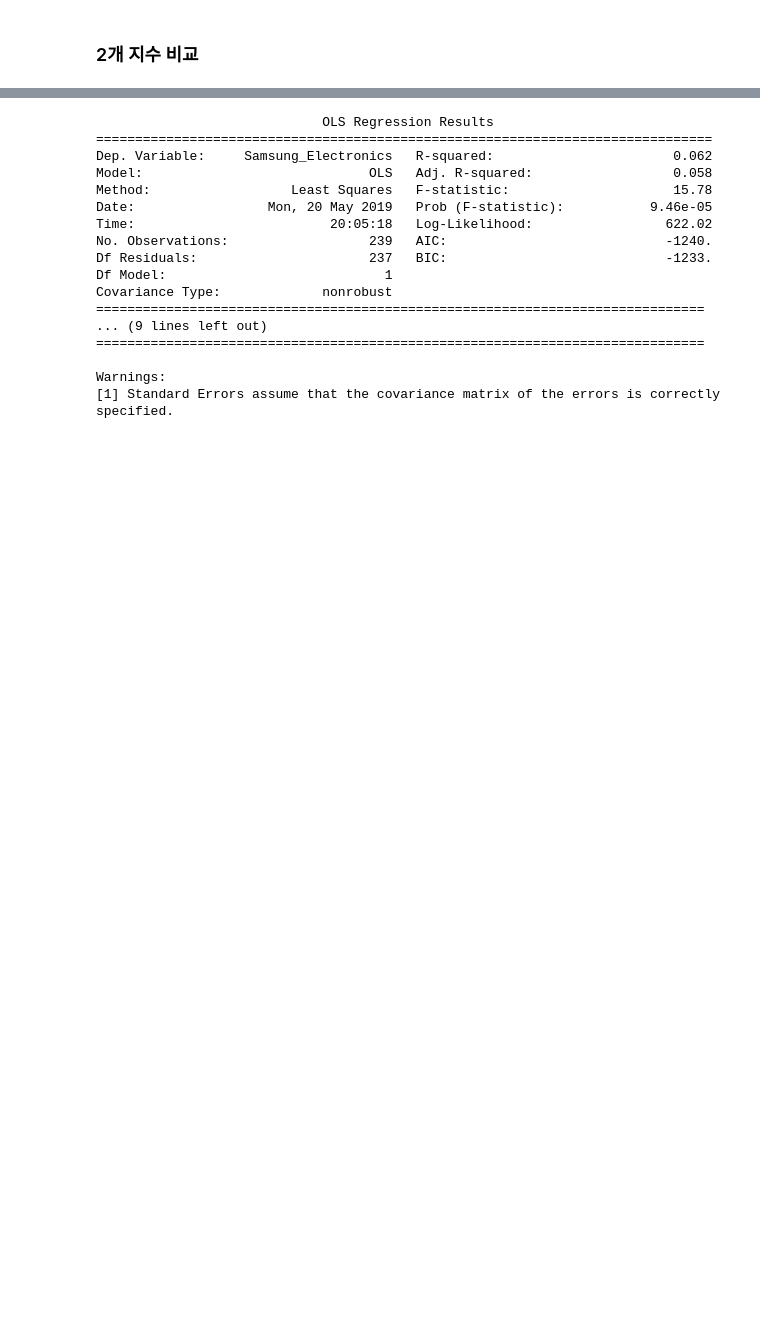
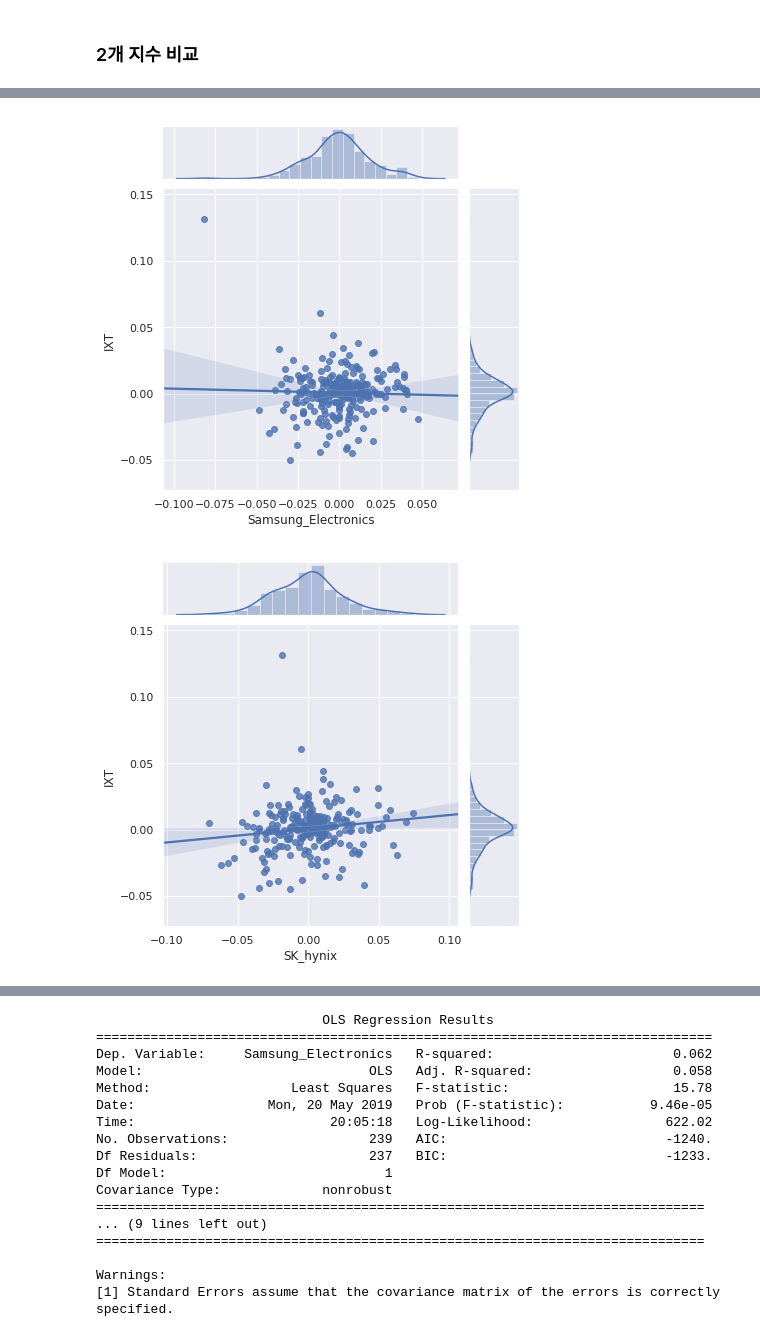
Before and after one commit to kooBH/FinanceServer, a Jupyter notebook: Doc.ipynb, the cells around one changed output, grey strips where cells are left out. Cells and saved outputs as stored; diff of their text form; code cells hidden in the pictures; blank space fills up the shorter version.

```diff
--- a/Doc.ipynb
+++ b/Doc.ipynb
@@ -1,8 +1,11 @@
 # %%
 import SymbolList as sl
-import analysis as an
+import Analyze as an
+import numpy as np
 import pandas as pd
 import datetime as dt
-import fix_yahoo_finance as yf
 from statsmodels.formula.api import ols
 import seaborn as sns;  sns.set()
+import matplotlib.pyplot as plt
+plt.rc('font', family="NanumGothic")
+# -*- coding: utf-8 -*-
@@ -62,21 +40,2 @@ list_df = [None] * len(df.index)
 # %% [markdown]
 TODO::이전에 받은 날짜에 이어서 붙이는거 추가하자.
-# %%
-for idx in range(0,len(df.index)):
-    list_df[idx] = df.index[idx]
-    print('Note::Processing  ' + list_df[idx])
-    today = dt.datetime.utcnow().strftime("%Y-%m-%d")
-    # 이미 최신 데이터
-    if(df.iloc[idx][2] == today):
-        print('  Pass::Alread up-to-date.')
-        continue
-    try:
-        # print(start + " ~ " + today)
-        temp_df = yf.download(df.iloc[idx][0], start = df.iloc[idx][1], end =  today)
-        df.iloc[idx][2] = today
-    except ValueError:
-        print('Value Error')
-    temp_df.to_csv(list_df[idx] + '.csv')
-# 심볼리스트 갱신
-df.to_csv('symbol_list.csv')
-print('Note::symbol_list.csv is updated.')
@@ -167,0 +102,14 @@ sns.jointplot(target_1, target_2, data = ret_index, kind='reg')
+# %%
+ten_korean = [
+    'Samsung_Electronics',
+    'SK_hynix',
+    'LG_Electronics',
+    '삼성SDI',
+    '엔씨소프트',
+    '카카오',
+    '삼성전기',
+    'LG디스플레이',
+    '삼성SDS',
+    '네이버'
+          ]
+index = 'IXT'
@@ -167,0 +122,6 @@ sns.jointplot(target_1, target_2, data = ret_index, kind='reg')
+# %%
+for idx in range(0,len(ten_korean)):
+    an.joint(ten_korean[idx],index)
+# %% [output]
+[figure, added]
+[figure, added]
```
Also changed, not shown: parts of 15 cells of this notebook, 2 other files.
